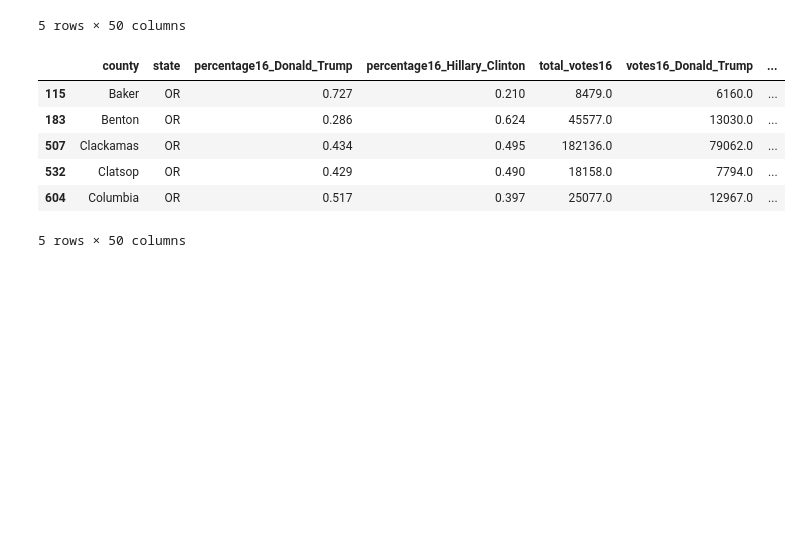
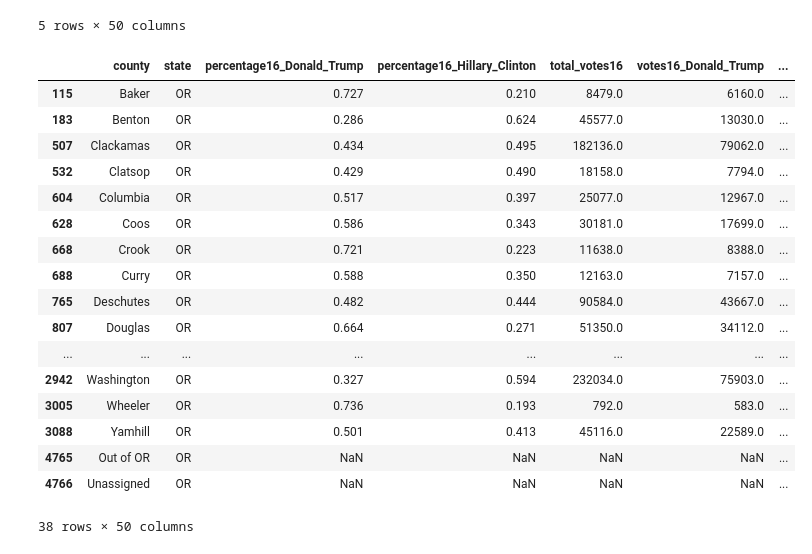
Before and after one commit to abgarberpaul/COVID-voting, a Jupyter notebook: tests_batch_01/COVID-voting_Batch-02.ipynb, the cells around one changed output. Cells and saved outputs as stored; diff of their text form; code cells hidden in the pictures; blank space fills up the shorter version.

```diff
--- a/tests_batch_01/COVID-voting_Batch-02.ipynb
+++ b/tests_batch_01/COVID-voting_Batch-02.ipynb
@@ -19,12 +19,23 @@ df.head()
 # %%
 # SLICE - OREGON Data
 oregon_votes_df=df.loc[df["state"]=="OR"]
-oregon_votes_df.head()
+oregon_votes_df
 # %% [output]
 |  | county | state | percentage16_Donald_Trump | percentage16_Hillary_Clinton | total_votes16 | votes16_Donald_Trump | ... |
 | 115 | Baker | OR | 0.727 | 0.210 | 8479.0 | 6160.0 | ... |
 | 183 | Benton | OR | 0.286 | 0.624 | 45577.0 | 13030.0 | ... |
 | 507 | Clackamas | OR | 0.434 | 0.495 | 182136.0 | 79062.0 | ... |
 | 532 | Clatsop | OR | 0.429 | 0.490 | 18158.0 | 7794.0 | ... |
 | 604 | Columbia | OR | 0.517 | 0.397 | 25077.0 | 12967.0 | ... |
+| 628 | Coos | OR | 0.586 | 0.343 | 30181.0 | 17699.0 | ... |
+| 668 | Crook | OR | 0.721 | 0.223 | 11638.0 | 8388.0 | ... |
+| 688 | Curry | OR | 0.588 | 0.350 | 12163.0 | 7157.0 | ... |
+| 765 | Deschutes | OR | 0.482 | 0.444 | 90584.0 | 43667.0 | ... |
+| 807 | Douglas | OR | 0.664 | 0.271 | 51350.0 | 34112.0 | ... |
+| ... | ... | ... | ... | ... | ... | ... | ... |
+| 2942 | Washington | OR | 0.327 | 0.594 | 232034.0 | 75903.0 | ... |
+| 3005 | Wheeler | OR | 0.736 | 0.193 | 792.0 | 583.0 | ... |
+| 3088 | Yamhill | OR | 0.501 | 0.413 | 45116.0 | 22589.0 | ... |
+| 4765 | Out of OR | OR | NaN | NaN | NaN | NaN | ... |
+| 4766 | Unassigned | OR | NaN | NaN | NaN | NaN | ... |
-5 rows × 50 columns
+38 rows × 50 columns
```
Also changed, not shown: parts of 1 cell of this notebook, 5 other files.
